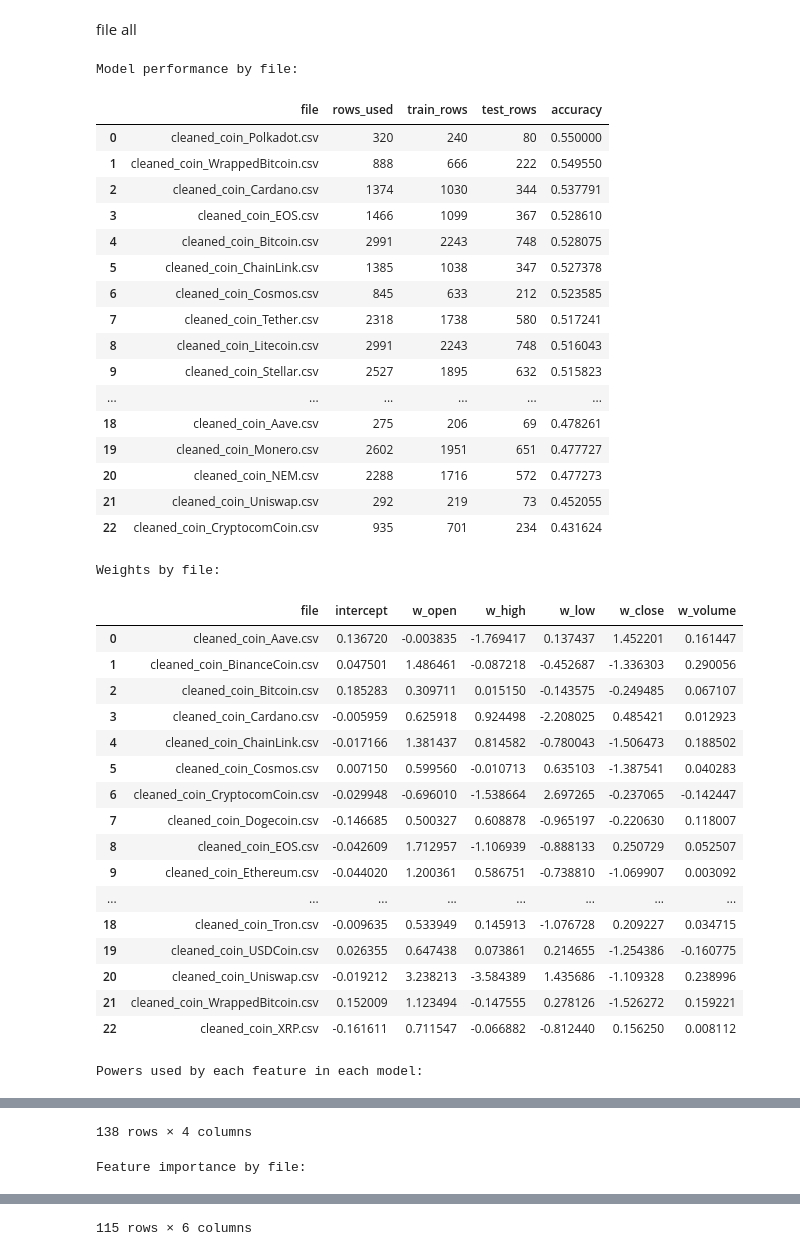
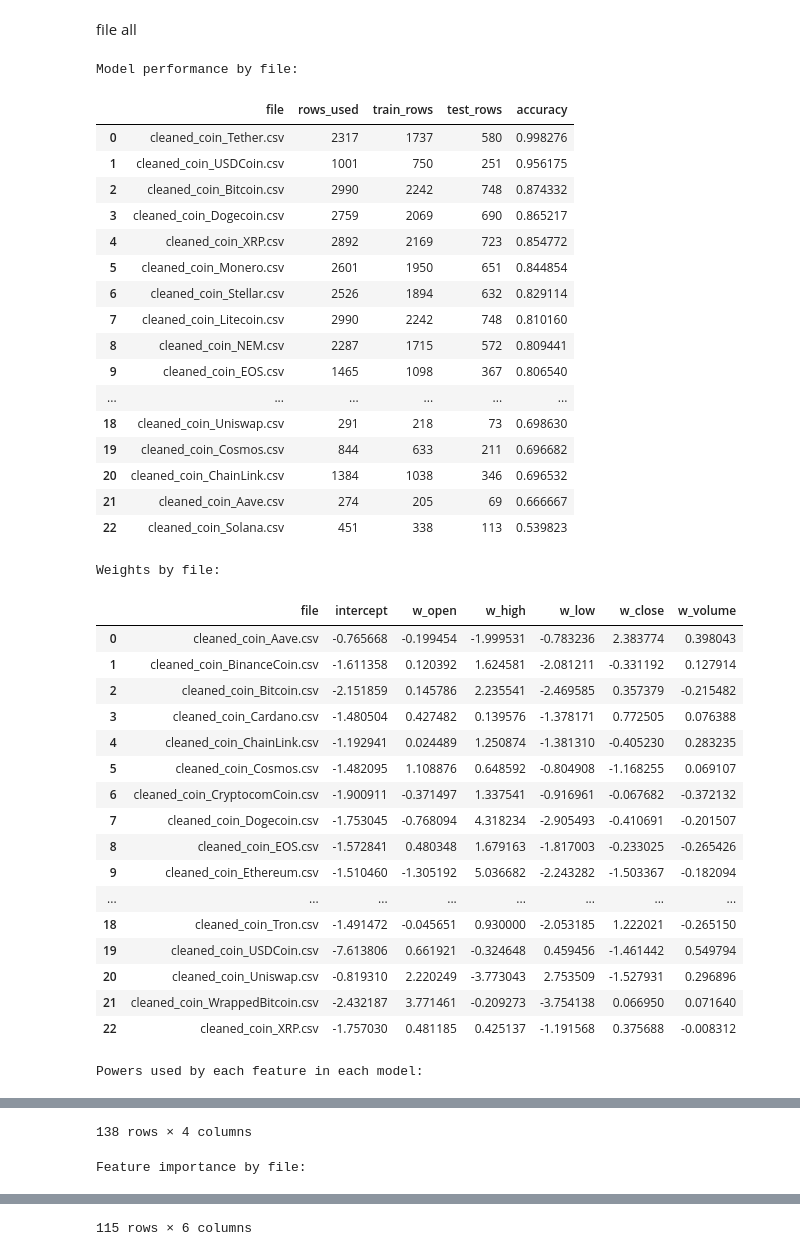
Before and after one commit to adityagupta0725-hub/Token-Trend, a Jupyter notebook: main.ipynb, the cells around one changed output, grey strips where cells are left out. Saved outputs shown, nothing was run; the diff lists cells and outputs as text; code cells hidden in the pictures.

```diff
--- a/main.ipynb
+++ b/main.ipynb
@@ -91,7 +91,7 @@ FILE cleaned_coin_Bitcoin.csv
 only logistic regresssion with normal feateures]
 # %%
 # Logistic Regression for ONE file only with linear terms
-# Target: 1 if next day's Close > today's Close, else 0
+# Target: 1 if next day's return > 5% threshold, else 0
 # Model form per feature: a1*x (no sqrt, no x^2, no interactions)
 # Train/Test: first 3/4 rows for training, last 1/4 rows for testing
 
@@ -131,8 +131,10 @@ data = df[[open_col, high_col, low_col, close_col, vol_col]].copy()
 data.columns = base_features
 data = data.apply(pd.to_numeric, errors="coerce")
 
-# Target: next-day movement of close
-data["target_up_next_day"] = (data["close"].shift(-1) > data["close"]).astype(int)
+# Target: next-day movement with 5% threshold
+threshold = 0.05
+data["next_day_return"] = data["close"].shift(-1) / data["close"] - 1
+data["target_up_next_day"] = (data["next_day_return"] > threshold).astype(int)
 data = data.dropna().reset_index(drop=True)
 
 X = data[base_features]
@@ -507,7 +322,7 @@ Volatility (Std Dev of Returns): 0.071993
 file all
 # %%
 # Logistic Regression across ALL cleaned files (linear terms only)
-# Target: 1 if next day's Close > today's Close, else 0
+# Target: 1 if next day's return > 5% threshold, else 0
 # Train/Test: first 3/4 rows for training, last 1/4 rows for testing
 
 folder = Path("DATA")
@@ -552,7 +367,10 @@ for file_path in files:
     data.columns = base_features
     data = data.apply(pd.to_numeric, errors="coerce")
 
-    data["target_up_next_day"] = (data["close"].shift(-1) > data["close"]).astype(int)
+    # Target: next-day return with 5% threshold
+    threshold = 0.0433
+    data["next_day_return"] = data["close"].shift(-1) / data["close"] - 1
+    data["target_up_next_day"] = (data["next_day_return"] > threshold).astype(int)
     data = data.dropna().reset_index(drop=True)
 
     X = data[base_features]
@@ -630,63 +448,63 @@ for file_path in files:
             "importance_score_percent": row["importance_score_percent"]
         })
 
 metrics_df = pd.DataFrame(metrics_rows).sort_values("accuracy", ascending=False).reset_index(drop=True)
 weights_df_all = pd.DataFrame(weights_rows)
 powers_by_model_df = pd.DataFrame(powers_rows)
 feature_importance_all_df = pd.DataFrame(feature_imp_rows)
 skipped_df = pd.DataFrame(skipped_rows)
 
 print("Model performance by file:")
 display(metrics_df)
 
 print("\nWeights by file:")
 display(weights_df_all)
 
 print("\nPowers used by each feature in each model:")
 display(powers_by_model_df)
 
 print("\nFeature importance by file:")
 display(feature_importance_all_df)
 
 if not skipped_df.empty:
     print("\nSkipped files:")
     display(skipped_df)
 # %% [output]
 Model performance by file:
 |  | file | rows_used | train_rows | test_rows | accuracy |
-| 0 | cleaned_coin_Polkadot.csv | 320 | 240 | 80 | 0.550000 |
-| 1 | cleaned_coin_WrappedBitcoin.csv | 888 | 666 | 222 | 0.549550 |
-| 2 | cleaned_coin_Cardano.csv | 1374 | 1030 | 344 | 0.537791 |
-| 3 | cleaned_coin_EOS.csv | 1466 | 1099 | 367 | 0.528610 |
-| 4 | cleaned_coin_Bitcoin.csv | 2991 | 2243 | 748 | 0.528075 |
-| 5 | cleaned_coin_ChainLink.csv | 1385 | 1038 | 347 | 0.527378 |
-| 6 | cleaned_coin_Cosmos.csv | 845 | 633 | 212 | 0.523585 |
-| 7 | cleaned_coin_Tether.csv | 2318 | 1738 | 580 | 0.517241 |
-| 8 | cleaned_coin_Litecoin.csv | 2991 | 2243 | 748 | 0.516043 |
-| 9 | cleaned_coin_Stellar.csv | 2527 | 1895 | 632 | 0.515823 |
+| 0 | cleaned_coin_Tether.csv | 2317 | 1737 | 580 | 0.998276 |
+| 1 | cleaned_coin_USDCoin.csv | 1001 | 750 | 251 | 0.956175 |
+| 2 | cleaned_coin_Bitcoin.csv | 2990 | 2242 | 748 | 0.874332 |
+| 3 | cleaned_coin_Dogecoin.csv | 2759 | 2069 | 690 | 0.865217 |
+| 4 | cleaned_coin_XRP.csv | 2892 | 2169 | 723 | 0.854772 |
+| 5 | cleaned_coin_Monero.csv | 2601 | 1950 | 651 | 0.844854 |
+| 6 | cleaned_coin_Stellar.csv | 2526 | 1894 | 632 | 0.829114 |
+| 7 | cleaned_coin_Litecoin.csv | 2990 | 2242 | 748 | 0.810160 |
+| 8 | cleaned_coin_NEM.csv | 2287 | 1715 | 572 | 0.809441 |
+| 9 | cleaned_coin_EOS.csv | 1465 | 1098 | 367 | 0.806540 |
 | ... | ... | ... | ... | ... | ... |
-| 18 | cleaned_coin_Aave.csv | 275 | 206 | 69 | 0.478261 |
-| 19 | cleaned_coin_Monero.csv | 2602 | 1951 | 651 | 0.477727 |
-| 20 | cleaned_coin_NEM.csv | 2288 | 1716 | 572 | 0.477273 |
-| 21 | cleaned_coin_Uniswap.csv | 292 | 219 | 73 | 0.452055 |
-| 22 | cleaned_coin_CryptocomCoin.csv | 935 | 701 | 234 | 0.431624 |
+| 18 | cleaned_coin_Uniswap.csv | 291 | 218 | 73 | 0.698630 |
+| 19 | cleaned_coin_Cosmos.csv | 844 | 633 | 211 | 0.696682 |
+| 20 | cleaned_coin_ChainLink.csv | 1384 | 1038 | 346 | 0.696532 |
+| 21 | cleaned_coin_Aave.csv | 274 | 205 | 69 | 0.666667 |
+| 22 | cleaned_coin_Solana.csv | 451 | 338 | 113 | 0.539823 |
 Weights by file:
 |  | file | intercept | w_open | w_high | w_low | w_close | w_volume |
-| 0 | cleaned_coin_Aave.csv | 0.136720 | -0.003835 | -1.769417 | 0.137437 | 1.452201 | 0.161447 |
-| 1 | cleaned_coin_BinanceCoin.csv | 0.047501 | 1.486461 | -0.087218 | -0.452687 | -1.336303 | 0.290056 |
-| 2 | cleaned_coin_Bitcoin.csv | 0.185283 | 0.309711 | 0.015150 | -0.143575 | -0.249485 | 0.067107 |
-| 3 | cleaned_coin_Cardano.csv | -0.005959 | 0.625918 | 0.924498 | -2.208025 | 0.485421 | 0.012923 |
-| 4 | cleaned_coin_ChainLink.csv | -0.017166 | 1.381437 | 0.814582 | -0.780043 | -1.506473 | 0.188502 |
-| 5 | cleaned_coin_Cosmos.csv | 0.007150 | 0.599560 | -0.010713 | 0.635103 | -1.387541 | 0.040283 |
-| 6 | cleaned_coin_CryptocomCoin.csv | -0.029948 | -0.696010 | -1.538664 | 2.697265 | -0.237065 | -0.142447 |
-| 7 | cleaned_coin_Dogecoin.csv | -0.146685 | 0.500327 | 0.608878 | -0.965197 | -0.220630 | 0.118007 |
-| 8 | cleaned_coin_EOS.csv | -0.042609 | 1.712957 | -1.106939 | -0.888133 | 0.250729 | 0.052507 |
-| 9 | cleaned_coin_Ethereum.csv | -0.044020 | 1.200361 | 0.586751 | -0.738810 | -1.069907 | 0.003092 |
+| 0 | cleaned_coin_Aave.csv | -0.765668 | -0.199454 | -1.999531 | -0.783236 | 2.383774 | 0.398043 |
+| 1 | cleaned_coin_BinanceCoin.csv | -1.611358 | 0.120392 | 1.624581 | -2.081211 | -0.331192 | 0.127914 |
+| 2 | cleaned_coin_Bitcoin.csv | -2.151859 | 0.145786 | 2.235541 | -2.469585 | 0.357379 | -0.215482 |
+| 3 | cleaned_coin_Cardano.csv | -1.480504 | 0.427482 | 0.139576 | -1.378171 | 0.772505 | 0.076388 |
+| 4 | cleaned_coin_ChainLink.csv | -1.192941 | 0.024489 | 1.250874 | -1.381310 | -0.405230 | 0.283235 |
+| 5 | cleaned_coin_Cosmos.csv | -1.482095 | 1.108876 | 0.648592 | -0.804908 | -1.168255 | 0.069107 |
+| 6 | cleaned_coin_CryptocomCoin.csv | -1.900911 | -0.371497 | 1.337541 | -0.916961 | -0.067682 | -0.372132 |
+| 7 | cleaned_coin_Dogecoin.csv | -1.753045 | -0.768094 | 4.318234 | -2.905493 | -0.410691 | -0.201507 |
+| 8 | cleaned_coin_EOS.csv | -1.572841 | 0.480348 | 1.679163 | -1.817003 | -0.233025 | -0.265426 |
+| 9 | cleaned_coin_Ethereum.csv | -1.510460 | -1.305192 | 5.036682 | -2.243282 | -1.503367 | -0.182094 |
 | ... | ... | ... | ... | ... | ... | ... | ... |
-| 18 | cleaned_coin_Tron.csv | -0.009635 | 0.533949 | 0.145913 | -1.076728 | 0.209227 | 0.034715 |
-| 19 | cleaned_coin_USDCoin.csv | 0.026355 | 0.647438 | 0.073861 | 0.214655 | -1.254386 | -0.160775 |
-| 20 | cleaned_coin_Uniswap.csv | -0.019212 | 3.238213 | -3.584389 | 1.435686 | -1.109328 | 0.238996 |
-| 21 | cleaned_coin_WrappedBitcoin.csv | 0.152009 | 1.123494 | -0.147555 | 0.278126 | -1.526272 | 0.159221 |
-| 22 | cleaned_coin_XRP.csv | -0.161611 | 0.711547 | -0.066882 | -0.812440 | 0.156250 | 0.008112 |
+| 18 | cleaned_coin_Tron.csv | -1.491472 | -0.045651 | 0.930000 | -2.053185 | 1.222021 | -0.265150 |
+| 19 | cleaned_coin_USDCoin.csv | -7.613806 | 0.661921 | -0.324648 | 0.459456 | -1.461442 | 0.549794 |
+| 20 | cleaned_coin_Uniswap.csv | -0.819310 | 2.220249 | -3.773043 | 2.753509 | -1.527931 | 0.296896 |
+| 21 | cleaned_coin_WrappedBitcoin.csv | -2.432187 | 3.771461 | -0.209273 | -3.754138 | 0.066950 | 0.071640 |
+| 22 | cleaned_coin_XRP.csv | -1.757030 | 0.481185 | 0.425137 | -1.191568 | 0.375688 | -0.008312 |
 Powers used by each feature in each model:
 |  | file | feature | power_used | weight |
```
Also changed, not shown: parts of 4 cells of this notebook.
